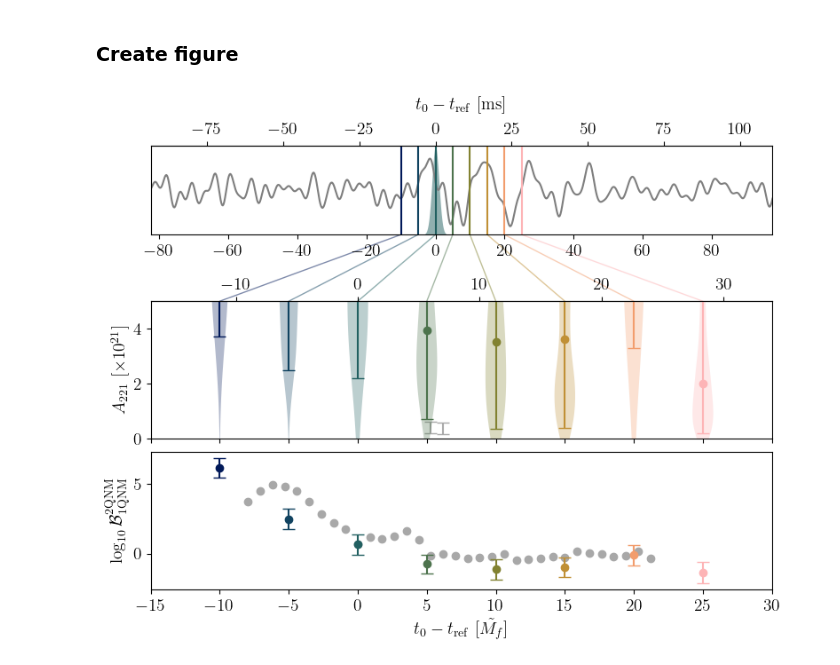
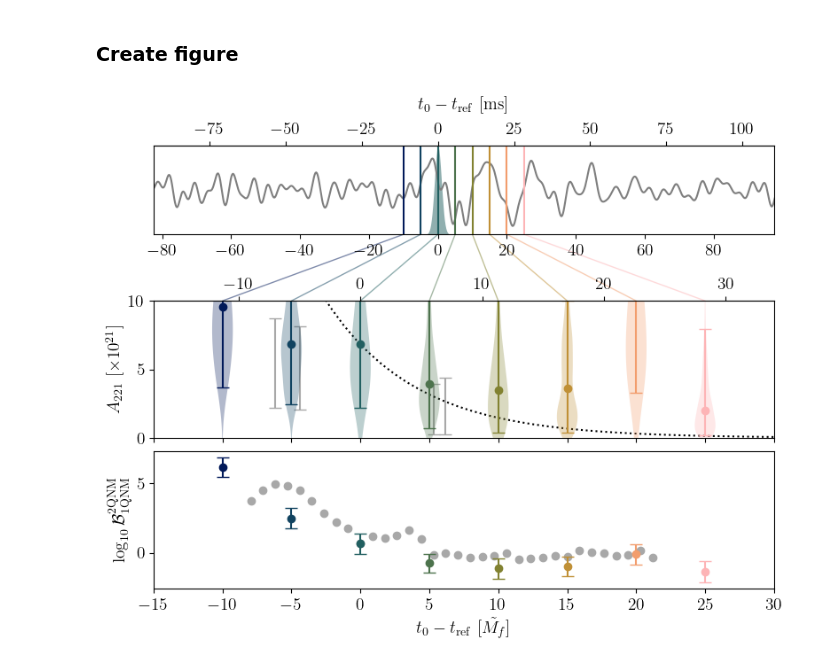
Before and after one commit to eliotfinch/fdringdown, a Jupyter notebook: notebooks/GW190521/summary_figure.ipynb, the cells around one changed output. Drawn from its saved outputs; the diff is of its cells as text; code cells hidden in the pictures.

```diff
--- a/notebooks/GW190521/summary_figure.ipynb
+++ b/notebooks/GW190521/summary_figure.ipynb
@@ -169,10 +169,10 @@ def custom_violin(posterior, kde, vals, color, x_loc, ax):
 # --------------------
 
 run_dict = run_dict_normal
-capano_post = capano_post_harmonic
+capano_post = capano_post_overtone
 
 run_type = '1W220221'
-ax1_ylim = 5
+ax1_ylim = 10
 ax1_label = r'$A_{221}\ [\times 10^{21}]$'
 
 # Compute Capano Bayes factors
@@ -324,22 +324,22 @@ for t0, file_name in capano_post.items():
 # Expected amplitude decay
 # ------------------------
 
-# IMR_chif_median = 0.71
-# t_vals = np.linspace(-15, 30)
+IMR_chif_median = 0.85
+t_vals = np.linspace(-15, 30)
 
-# qnm_func = qnm.modes_cache(-2, 2, 2, 1)
-# omega, A, C = qnm_func(IMR_chif_median)
-# tau = -1/np.imag(omega)
+qnm_func = qnm.modes_cache(-2, 2, 2, 1)
+omega, A, C = qnm_func(IMR_chif_median)
+tau = 1.4*(-1/np.imag(omega))
 
-# posterior = pd.read_csv(
-#     f'../../runs/GW190521/{run_type}/{run_dict[run_type][2]:02d}/posterior_samples.dat'
-# )
-# amp_posterior = np.array(posterior.A_rd_1)*1e21
+posterior = pd.read_csv(
+    f'../../runs/GW190521/{run_type}/{run_dict[run_type][2]:02d}/posterior_samples.dat'
+)
+amp_posterior = np.array(posterior.A_rd_1)*1e21
 
-# A0 = np.median(amp_posterior)
-# Aoft = A0*np.exp(-(t_vals)/tau)
+A0 = np.median(amp_posterior)
+Aoft = A0*np.exp(-(t_vals)/tau)
 
-# ax1.plot(t_vals, Aoft, c='k', linestyle='dotted', zorder=-5)
+ax1.plot(t_vals, Aoft, c='k', linestyle='dotted', zorder=-5)
 
 
 # Bayes factors
@@ -378,31 +378,31 @@ ax0.set_ylim(-2, 2)
 ax1.set_xlim(-15, 30)
 ax1.set_ylim(0, ax1_ylim)
 
 ax2.set_xlim(-15, 30)
 
 # Ticks
 ax0.set_yticks([])
 
 ax1.set_xticklabels([])
 
 # Labels
 ax1.set_ylabel(ax1_label)
 ax2.set_ylabel('$\log_{10} \mathcal{B}^\mathrm{2QNM}_\mathrm{1QNM}$')
 ax2.set_xlabel(r'$t_0 - t_\mathrm{ref}\ [\tilde{M_f}]$')
 
 # Secondary axis
 def M_to_ms(x):
     return (x*conversion)*1000
 def ms_to_M(x):
     return (x/conversion)/1000
 
 secax = ax0.secondary_xaxis('top', functions=(M_to_ms, ms_to_M))
 _ = secax.set_xlabel(r'$t_0 - t_\mathrm{ref}\ [\mathrm{ms}]$', labelpad=10)
 
 ax1.secondary_xaxis('top', functions=(M_to_ms, ms_to_M))
 
 #
 
 fig.savefig('summary_figure.pdf', bbox_inches='tight')
 # %% [output]
-[figure, old version]
+[figure, new version]
```
Also changed, not shown: parts of 1 cell of this notebook, 2 other files.
